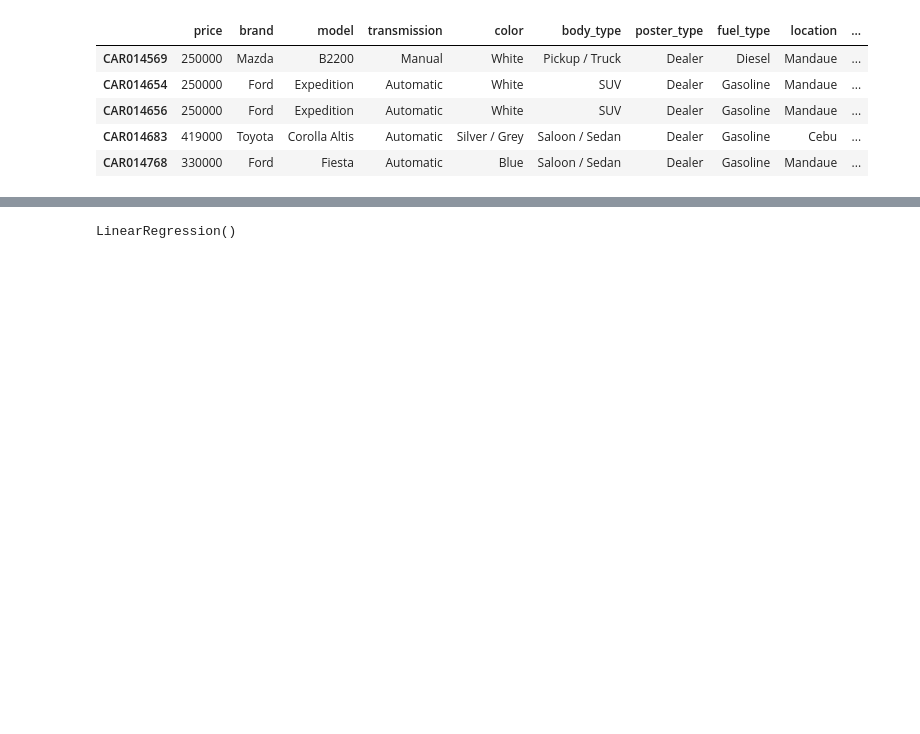
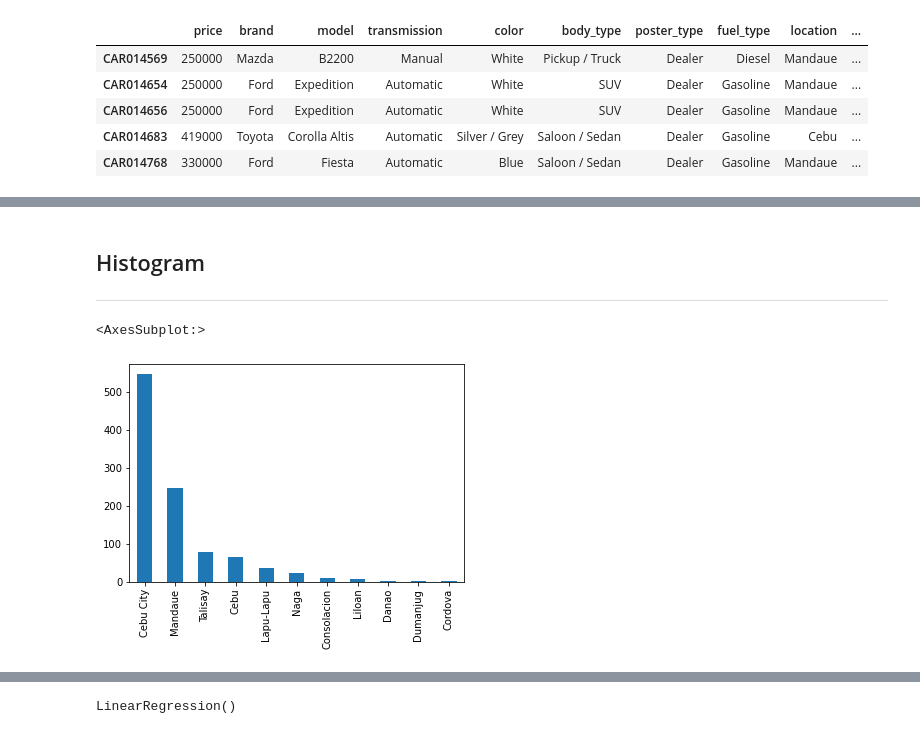
Before and after one commit to kaizerxcx/SecondHandCarsCebu, a Jupyter notebook: CarProject.ipynb, the cells around one changed output, grey strips where cells are left out. Drawn from its saved outputs; the diff is of its cells as text; code cells hidden in the pictures; blank space fills up the shorter version.

```diff
--- a/CarProject.ipynb
+++ b/CarProject.ipynb
@@ -517,0 +367,8 @@ final_df=total_merge.copy()
+# %% [markdown]
+## Histogram
+***
+# %%
+total_merge['location'].value_counts().plot(kind='bar')
+# %% [output]
+<AxesSubplot:>
+[figure, added]
```
Also changed, not shown: parts of 100 cells of this notebook.
